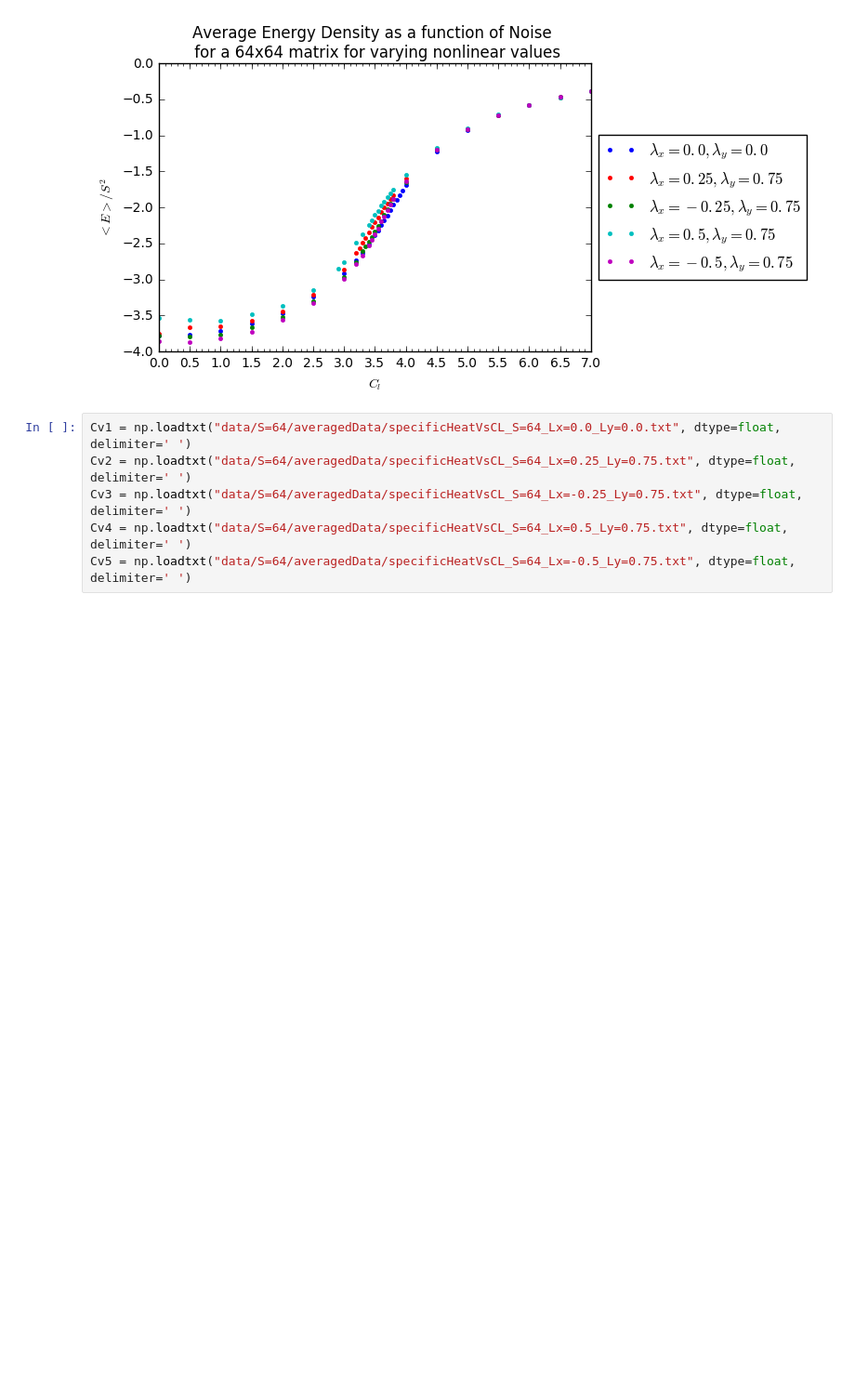
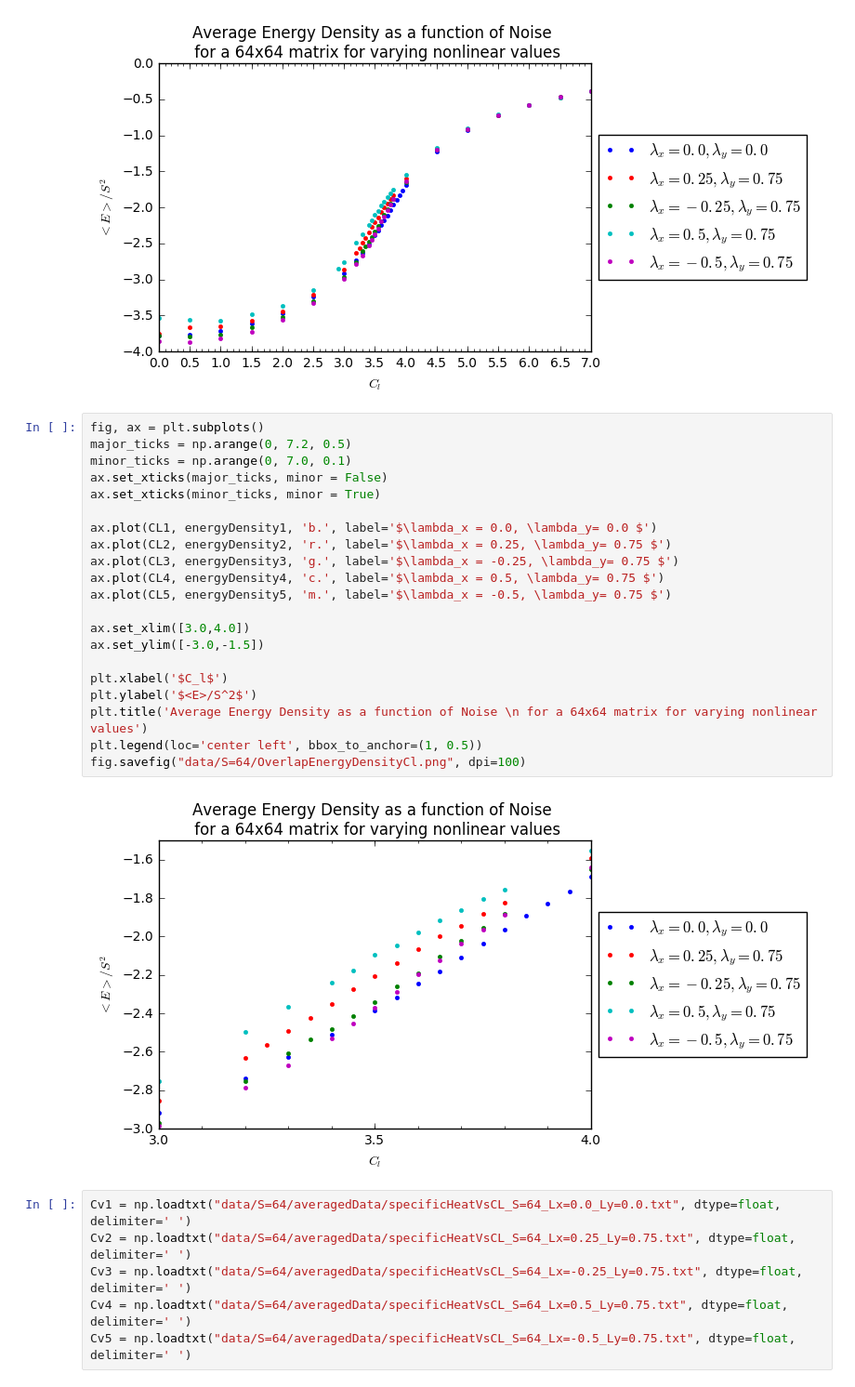
Before and after one commit to nishalad95/Compact-KPZ, a Jupyter notebook: CompactKPZ - January Progress Report.ipynb, the cells around one changed output. Shown at 93% size. Cells and saved outputs as stored; diff of their text form; blank space fills up the shorter version.

```diff
--- a/CompactKPZ - January Progress Report.ipynb
+++ b/CompactKPZ - January Progress Report.ipynb
@@ -38,6 +38,29 @@ plt.legend(loc='center left', bbox_to_anchor=(1, 0.5))
 fig.savefig("data/S=64/OverlapEnergyDensityCl.png", dpi=100)
 # %% [output]
 [figure]
+# %%
+fig, ax = plt.subplots()
+major_ticks = np.arange(0, 7.2, 0.5)
+minor_ticks = np.arange(0, 7.0, 0.1)
+ax.set_xticks(major_ticks, minor = False)
+ax.set_xticks(minor_ticks, minor = True)
+
+ax.plot(CL1, energyDensity1, 'b.', label='$\lambda_x = 0.0, \lambda_y= 0.0 $')
+ax.plot(CL2, energyDensity2, 'r.', label='$\lambda_x = 0.25, \lambda_y= 0.75 $')
+ax.plot(CL3, energyDensity3, 'g.', label='$\lambda_x = -0.25, \lambda_y= 0.75 $')
+ax.plot(CL4, energyDensity4, 'c.', label='$\lambda_x = 0.5, \lambda_y= 0.75 $')
+ax.plot(CL5, energyDensity5, 'm.', label='$\lambda_x = -0.5, \lambda_y= 0.75 $')
+
+ax.set_xlim([3.0,4.0])
+ax.set_ylim([-3.0,-1.5])
+
+plt.xlabel('$C_l$')
+plt.ylabel('$<E>/S^2$')
+plt.title('Average Energy Density as a function of Noise \n for a 64x64 matrix for varying nonlinear values')
+plt.legend(loc='center left', bbox_to_anchor=(1, 0.5))
+fig.savefig("data/S=64/OverlapEnergyDensityCl.png", dpi=100)
+# %% [output]
+[figure, added]
 # %%
 Cv1 = np.loadtxt("data/S=64/averagedData/specificHeatVsCL_S=64_Lx=0.0_Ly=0.0.txt", dtype=float, delimiter=' ')
 Cv2 = np.loadtxt("data/S=64/averagedData/specificHeatVsCL_S=64_Lx=0.25_Ly=0.75.txt", dtype=float, delimiter=' ')
```
Also changed, not shown: parts of 1 cell of this notebook, 1 other file.
